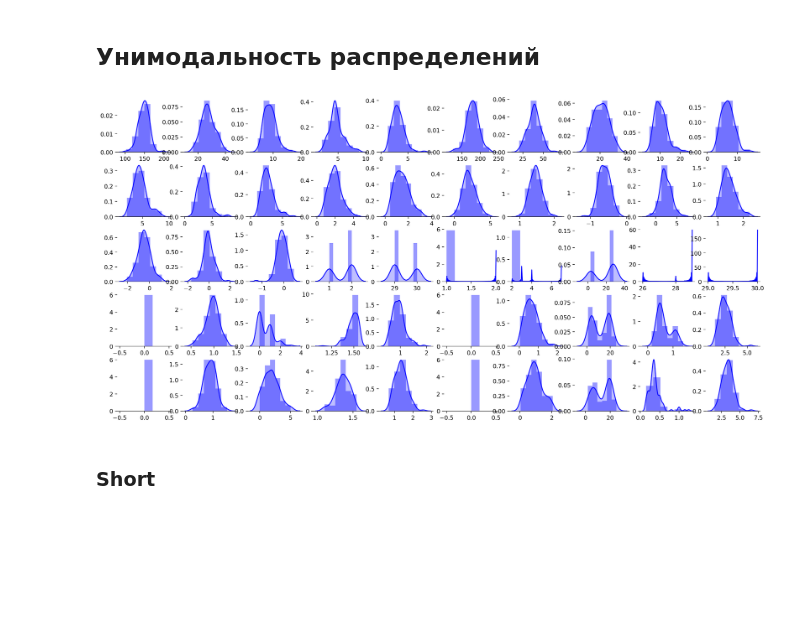
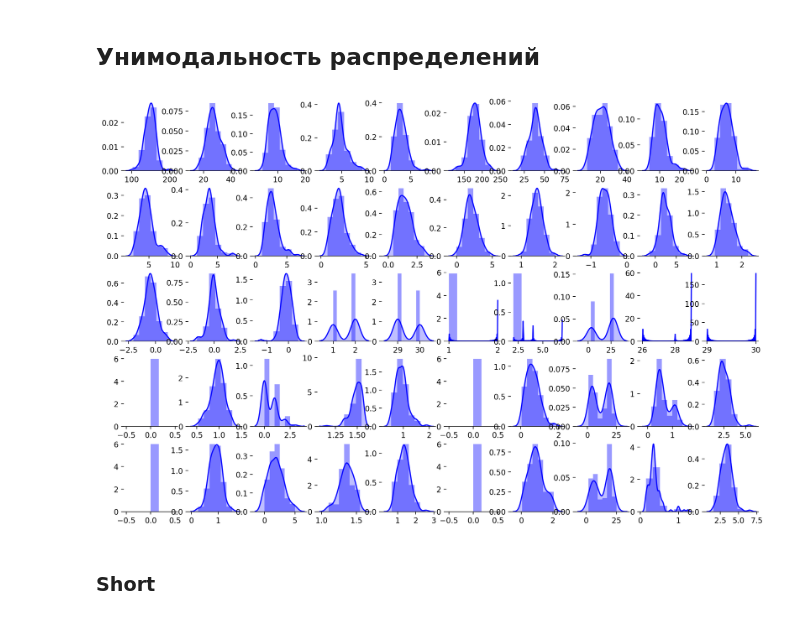
Before and after one commit to Intelligent-Systems-Phystech/BSThesis, a Jupyter notebook: Ivanychev2018/code/Learn.ipynb, the cells around one changed output. Saved outputs shown, nothing was run; the diff lists cells and outputs as text; code cells hidden in the pictures; blank space fills up the shorter version.

```diff
--- a/Ivanychev2018/code/Learn.ipynb
+++ b/Ivanychev2018/code/Learn.ipynb
@@ -109,18 +109,18 @@ fig.savefig("../pics/sv_analysis.png")
 # %%
 # for class_label in (1, ):
 #     X_class = X_intermediate[Y == class_label]
 #     Y_class = Y[Y == class_label]
 #     plt.matshow(X_class.T @ X_class, fignum=0)
 
 temp = X_intermediate[Y == 1]
-f, axes = plt.subplots(5, 10, figsize=(20, 10), dpi=200)
+f, axes = plt.subplots(5, 10, figsize=(15, 10), dpi=200)
 sns.despine(left=True)
 for idx, axis in enumerate(itertools.chain.from_iterable(axes)):
 #     sns.distplot(X_intermediate[:, idx], hist=False, color="g", kde_kws={"shade": True}, ax=axis)
     sns.distplot(temp[:, idx], kde_kws={"shade": True}, color="b", ax=axis, bins=6)
 plt.savefig("../pics/features_unimodality.png")
 # %% [output]
-[figure, old version]
+[figure, new version]
 # %% [markdown]
 ### Short
 # %%
```
Also changed, not shown: parts of 6 cells of this notebook, 26 other files.
